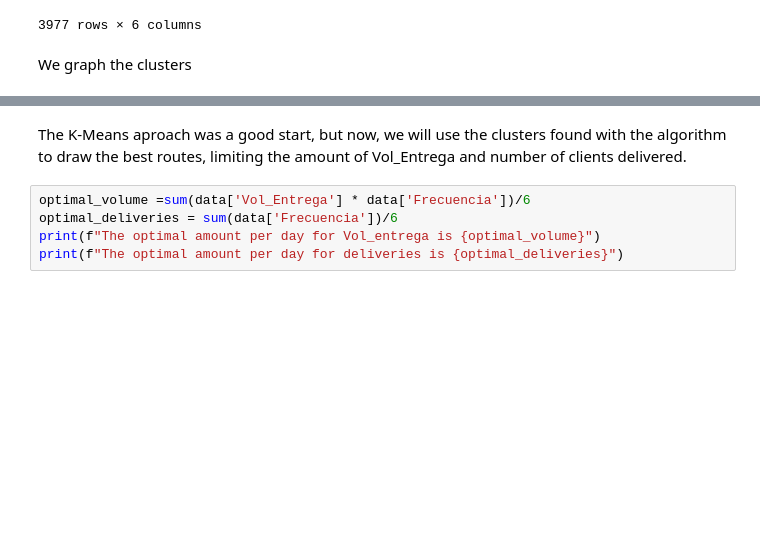
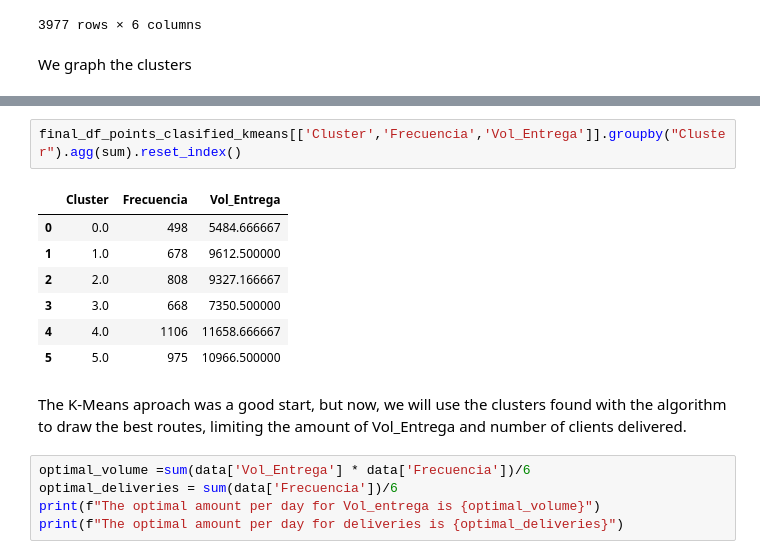
Before and after one commit to AlbertoMandujanoMontes/reto-mexico-2020, a Jupyter notebook: Codigos/AnalisisPython.ipynb, the cells around one changed output, grey strips where cells are left out. Saved outputs shown, nothing was run; the diff lists cells and outputs as text; blank space fills up the shorter version.

```diff
--- a/Codigos/AnalisisPython.ipynb
+++ b/Codigos/AnalisisPython.ipynb
@@ -250,3 +258,13 @@ plt.scatter(centers[:, 0], centers[:, 1], c='black', s=200, alpha=0.5);
+# %%
+final_df_points_clasified_kmeans[['Cluster','Frecuencia','Vol_Entrega']].groupby("Cluster").agg(sum).reset_index()
+# %% [output]
+|  | Cluster | Frecuencia | Vol_Entrega |
+| 0 | 0.0 | 498 | 5484.666667 |
+| 1 | 1.0 | 678 | 9612.500000 |
+| 2 | 2.0 | 808 | 9327.166667 |
+| 3 | 3.0 | 668 | 7350.500000 |
+| 4 | 4.0 | 1106 | 11658.666667 |
+| 5 | 5.0 | 975 | 10966.500000 |
 # %% [markdown]
 The K-Means aproach was a good start, but now, we will use the clusters found with the algorithm to draw the best routes, limiting the amount of Vol_Entrega and number of clients delivered.
 # %%
```
Also changed, not shown: parts of 25 cells of this notebook, 5 other files.
